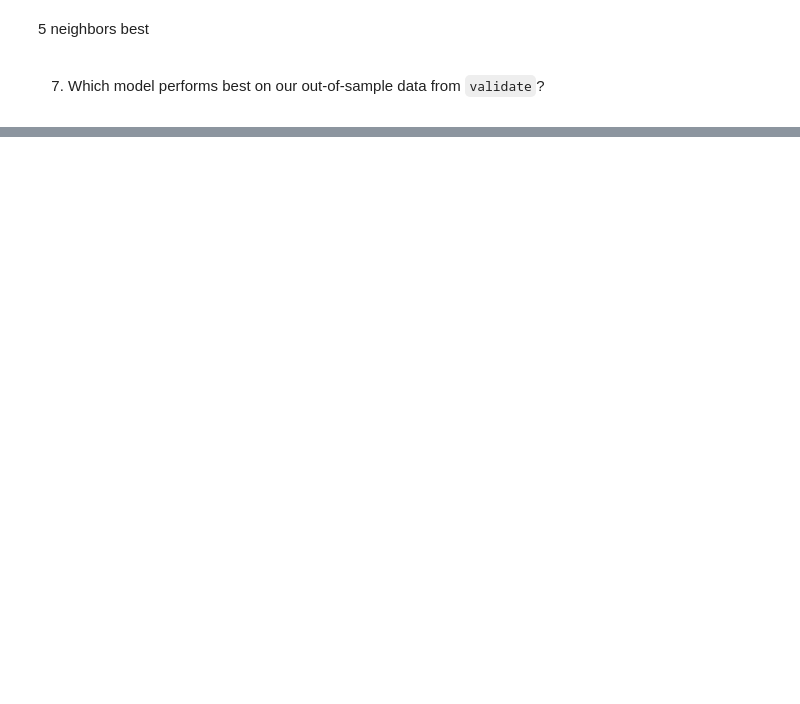
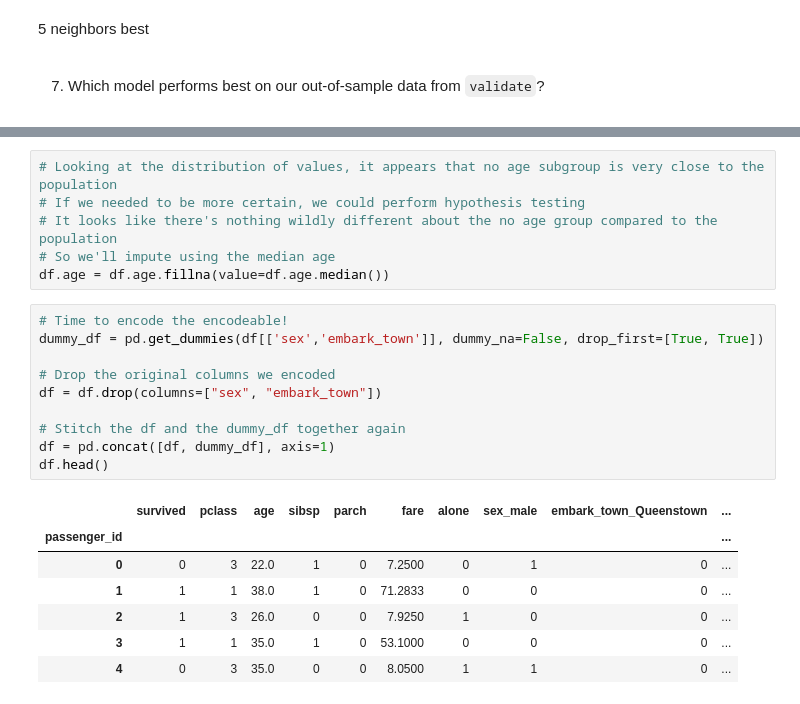
Before and after one commit to Jared-Godar/classification-exercises, a Jupyter notebook: model.ipynb, the cells around one changed output, grey strips where cells are left out. Drawn from its saved outputs; the diff is of its cells as text; blank space fills up the shorter version.

```diff
--- a/model.ipynb
+++ b/model.ipynb
@@ -985,0 +734,24 @@ Accuracy of KNN 20 classifier on test set: 0.65
+# %%
+# Looking at the distribution of values, it appears that no age subgroup is very close to the population
+# If we needed to be more certain, we could perform hypothesis testing
+# It looks like there's nothing wildly different about the no age group compared to the population
+# So we'll impute using the median age
+df.age = df.age.fillna(value=df.age.median())
+# %%
+# Time to encode the encodeable!
+dummy_df = pd.get_dummies(df[['sex','embark_town']], dummy_na=False, drop_first=[True, True])
+
+# Drop the original columns we encoded
+df = df.drop(columns=["sex", "embark_town"])
+
+# Stitch the df and the dummy_df together again
+df = pd.concat([df, dummy_df], axis=1)
+df.head()
+# %% [output]
+|  | survived | pclass | age | sibsp | parch | fare | alone | sex_male | embark_town_Queenstown | ... |
+| passenger_id |  |  |  |  |  |  |  |  |  | ... |
+| 0 | 0 | 3 | 22.0 | 1 | 0 | 7.2500 | 0 | 1 | 0 | ... |
+| 1 | 1 | 1 | 38.0 | 1 | 0 | 71.2833 | 0 | 0 | 0 | ... |
+| 2 | 1 | 3 | 26.0 | 0 | 0 | 7.9250 | 1 | 0 | 0 | ... |
+| 3 | 1 | 1 | 35.0 | 1 | 0 | 53.1000 | 0 | 0 | 0 | ... |
+| 4 | 0 | 3 | 35.0 | 0 | 0 | 8.0500 | 1 | 1 | 0 | ... |
```
Also changed, not shown: parts of 110 cells of this notebook, 5 other files.
